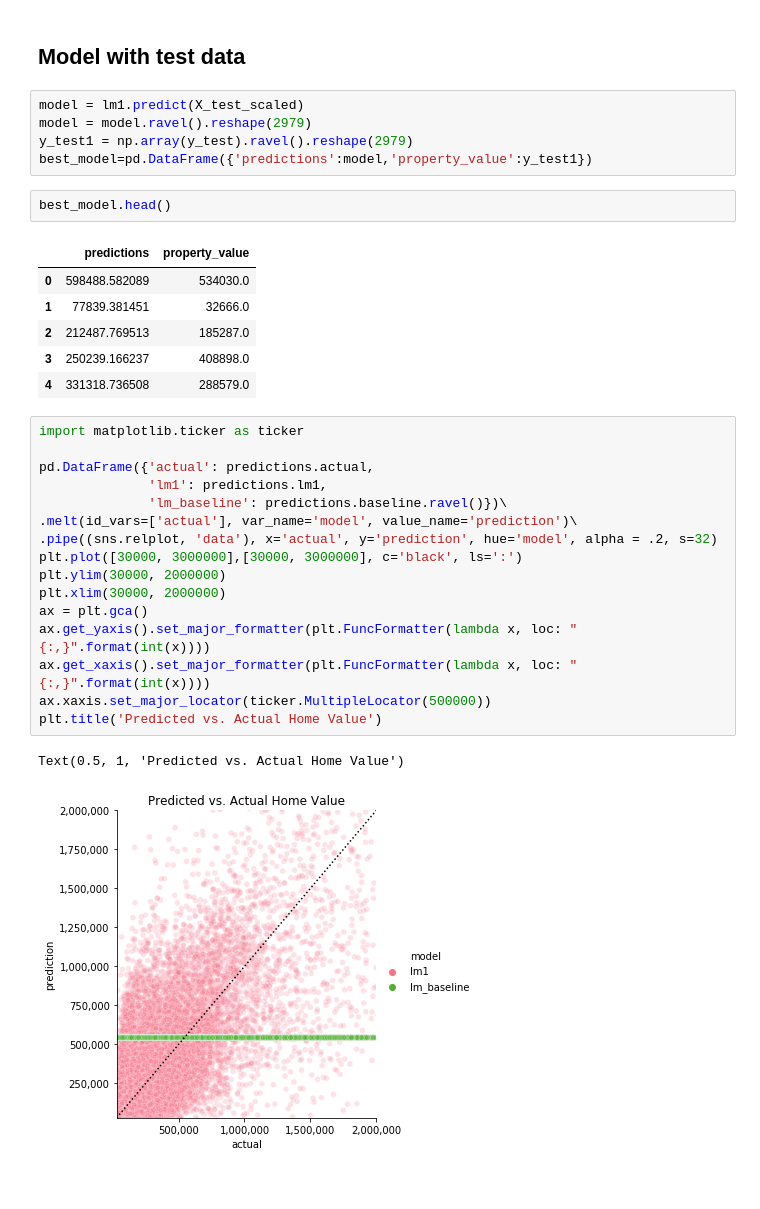
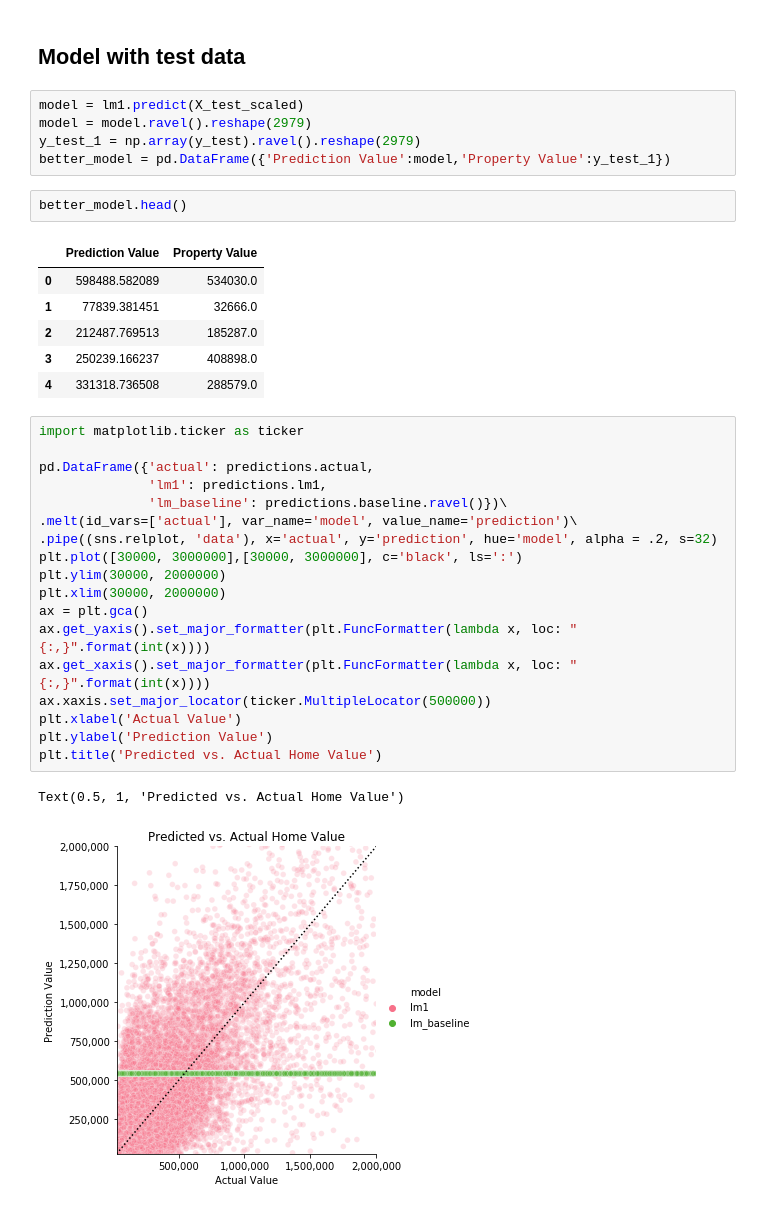
Before and after one commit to Tim-Sotirhos/zillow_project, a Jupyter notebook: zillow_project.ipynb, the cells around one changed output. Cells and saved outputs as stored; diff of their text form.

```diff
--- a/zillow_project.ipynb
+++ b/zillow_project.ipynb
@@ -304,12 +304,12 @@ model_significance(regr)
 # %%
 model = lm1.predict(X_test_scaled)
 model = model.ravel().reshape(2979)
-y_test1 = np.array(y_test).ravel().reshape(2979)
-best_model=pd.DataFrame({'predictions':model,'property_value':y_test1})
+y_test_1 = np.array(y_test).ravel().reshape(2979)
+better_model = pd.DataFrame({'Prediction Value':model,'Property Value':y_test_1})
 # %%
-best_model.head()
+better_model.head()
 # %% [output]
-|  | predictions | property_value |
+|  | Prediction Value | Property Value |
 | 0 | 598488.582089 | 534030.0 |
 | 1 | 77839.381451 | 32666.0 |
 | 2 | 212487.769513 | 185287.0 |
@@ -318,19 +318,21 @@ best_model.head()
 # %%
 import matplotlib.ticker as ticker
 
 pd.DataFrame({'actual': predictions.actual,
               'lm1': predictions.lm1,
               'lm_baseline': predictions.baseline.ravel()})\
 .melt(id_vars=['actual'], var_name='model', value_name='prediction')\
 .pipe((sns.relplot, 'data'), x='actual', y='prediction', hue='model', alpha = .2, s=32)
 plt.plot([30000, 3000000],[30000, 3000000], c='black', ls=':')
 plt.ylim(30000, 2000000)
 plt.xlim(30000, 2000000)
 ax = plt.gca()
 ax.get_yaxis().set_major_formatter(plt.FuncFormatter(lambda x, loc: "{:,}".format(int(x))))
 ax.get_xaxis().set_major_formatter(plt.FuncFormatter(lambda x, loc: "{:,}".format(int(x))))
 ax.xaxis.set_major_locator(ticker.MultipleLocator(500000))
+plt.xlabel('Actual Value')
+plt.ylabel('Prediction Value')
 plt.title('Predicted vs. Actual Home Value')
 # %% [output]
 Text(0.5, 1, 'Predicted vs. Actual Home Value')
-[figure, old version]
+[figure, new version]
```
Also changed, not shown: parts of 1 cell of this notebook, 1 other file.
